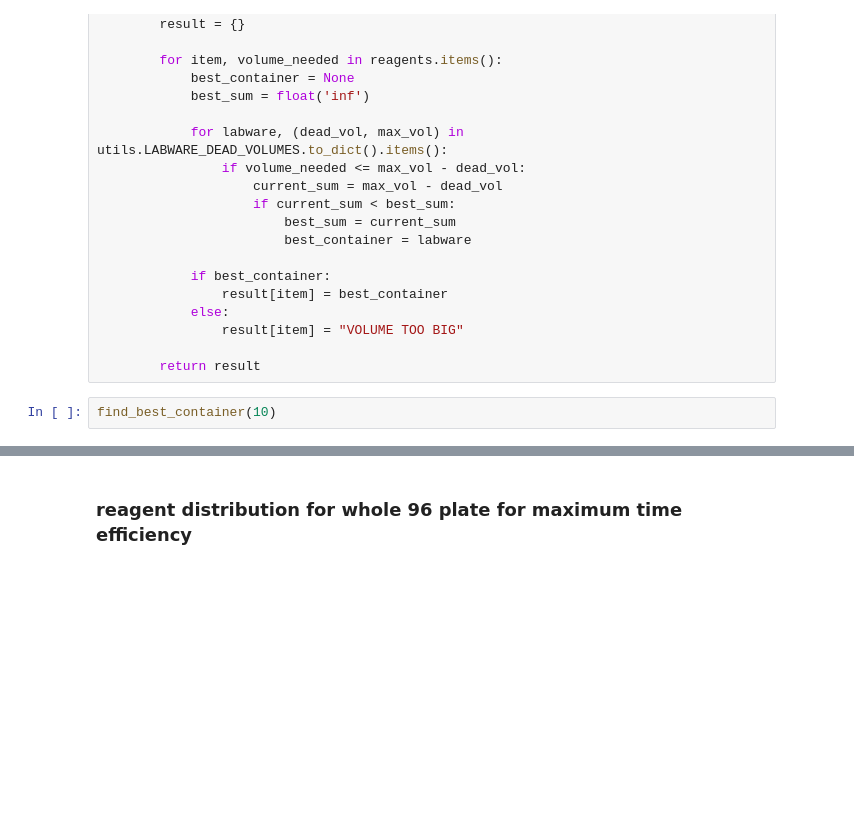
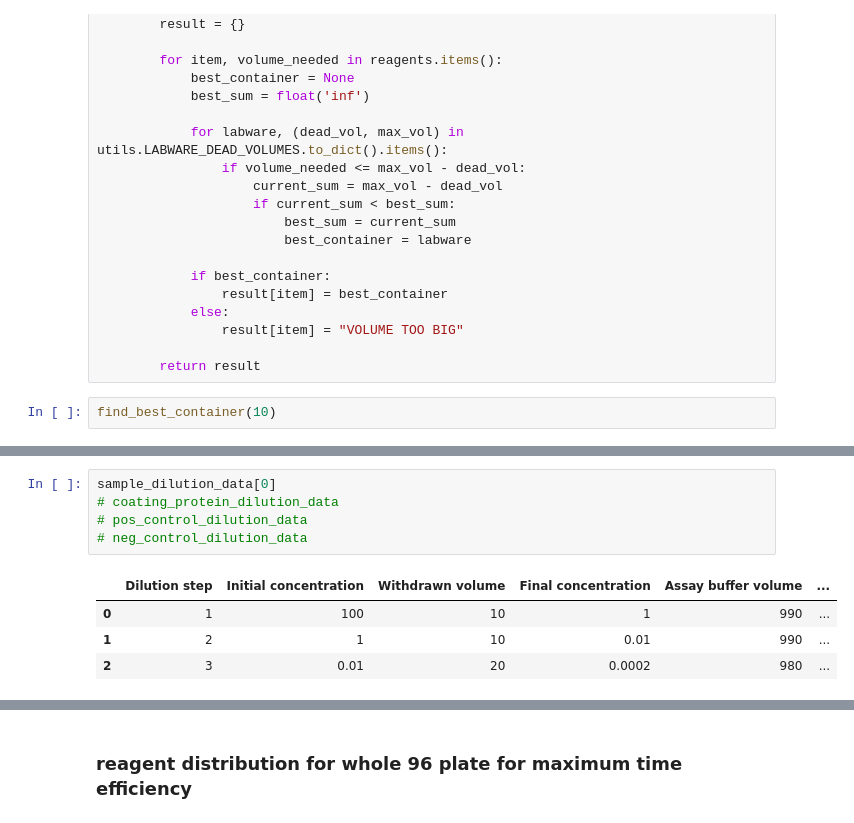
Before and after one commit to Technoka/tecan_gui, a Jupyter notebook: test.ipynb, the cells around one changed output, grey strips where cells are left out. Cells and saved outputs as stored; diff of their text form; blank space fills up the shorter version.

```diff
--- a/test.ipynb
+++ b/test.ipynb
@@ -455,0 +726,10 @@ find_best_container(10)
+# %%
+sample_dilution_data[0]
+# coating_protein_dilution_data
+# pos_control_dilution_data
+# neg_control_dilution_data
+# %% [output]
+|  | Dilution step | Initial concentration | Withdrawn volume | Final concentration | Assay buffer volume | ... |
+| 0 | 1 | 100 | 10 | 1 | 990 | ... |
+| 1 | 2 | 1 | 10 | 0.01 | 990 | ... |
+| 2 | 3 | 0.01 | 20 | 0.0002 | 980 | ... |
```
Also changed, not shown: parts of 53 cells of this notebook.
